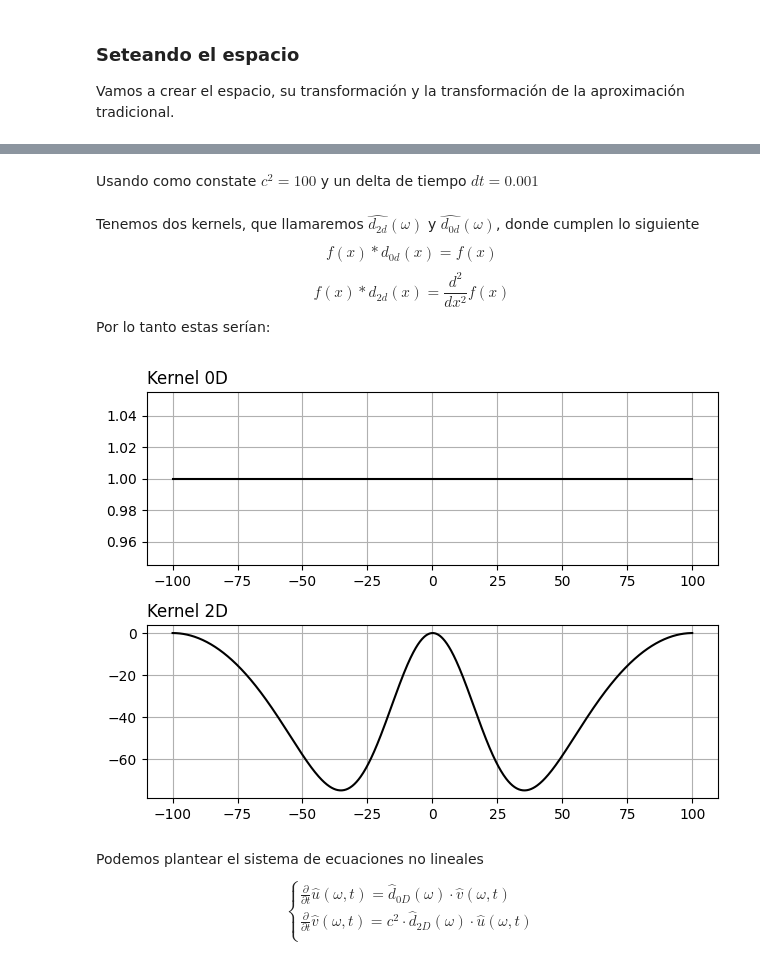
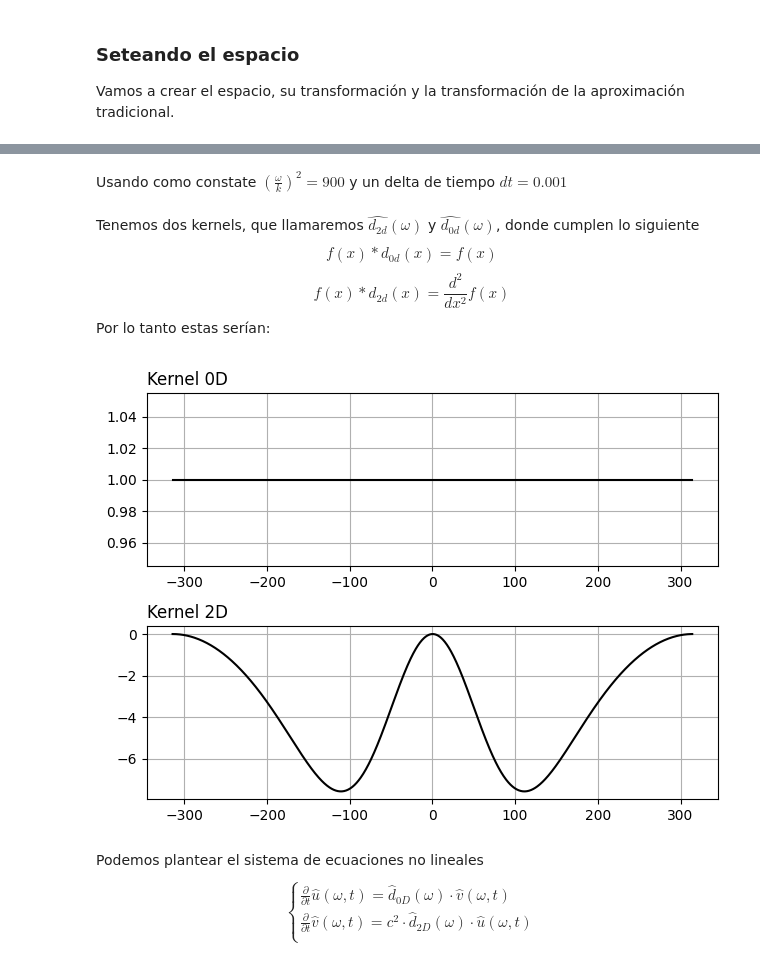
Before and after one commit to Investigacion-Se/Simulacion-multiple, a Jupyter notebook: EcuacionDeOnda2.ipynb, the cells around one changed output, grey strips where cells are left out. Cells and saved outputs as stored; diff of their text form; code cells hidden in the pictures.

```diff
--- a/EcuacionDeOnda2.ipynb
+++ b/EcuacionDeOnda2.ipynb
@@ -70,0 +57,5 @@ campoV = campoV * np.sin(x * 2 * np.pi / 20)
+# %%
+radio = 100 * np.pi
+cantidadPuntos = 1001
+x = np.linspace(-radio, radio, cantidadPuntos, dtype = complex)
+dx = (2 * radio) / (cantidadPuntos - 1)
@@ -89,3 +108,3 @@ plt.show()
 # %% [markdown]
-Usando como constate $c^2 = 100$ y un delta de tiempo $dt = 0.001$
+Usando como constate $\left(\frac{\omega}{k} \right)^2 = 900$ y un delta de tiempo $dt = 0.001$
 # %%
@@ -113,24 +132,24 @@ def AproximacionTradicional(x, dx, orden):
 # %%
 kernel0D = AproximacionTradicional(x, dx, 0)
 kernel2D = AproximacionTradicional(x, dx, 2)
 
 plt.figure()
 
 plt.subplot(2, 1, 1)
-plt.plot(x, np.real(kernel0D), 'k-')
+plt.plot(x.real, kernel0D.real, 'k-')
 plt.grid(True)
 plt.title('Kernel 0D', loc = 'left')
 plt.tight_layout(pad=1.0)
 
 plt.subplot(2, 1, 2)
-plt.plot(x, np.real(kernel2D), 'k-')
+plt.plot(x.real, kernel2D.real, 'k-')
 plt.grid(True)
 plt.title('Kernel 2D', loc = 'left')
 plt.tight_layout(pad=1.0)
 
 plt.show()
 # %% [output]
-[figure, old version]
+[figure, new version]
 # %% [markdown]
 Podemos plantear el sistema de ecuaciones no lineales
 $$ \begin{cases}
```
Also changed, not shown: parts of 19 cells of this notebook.
